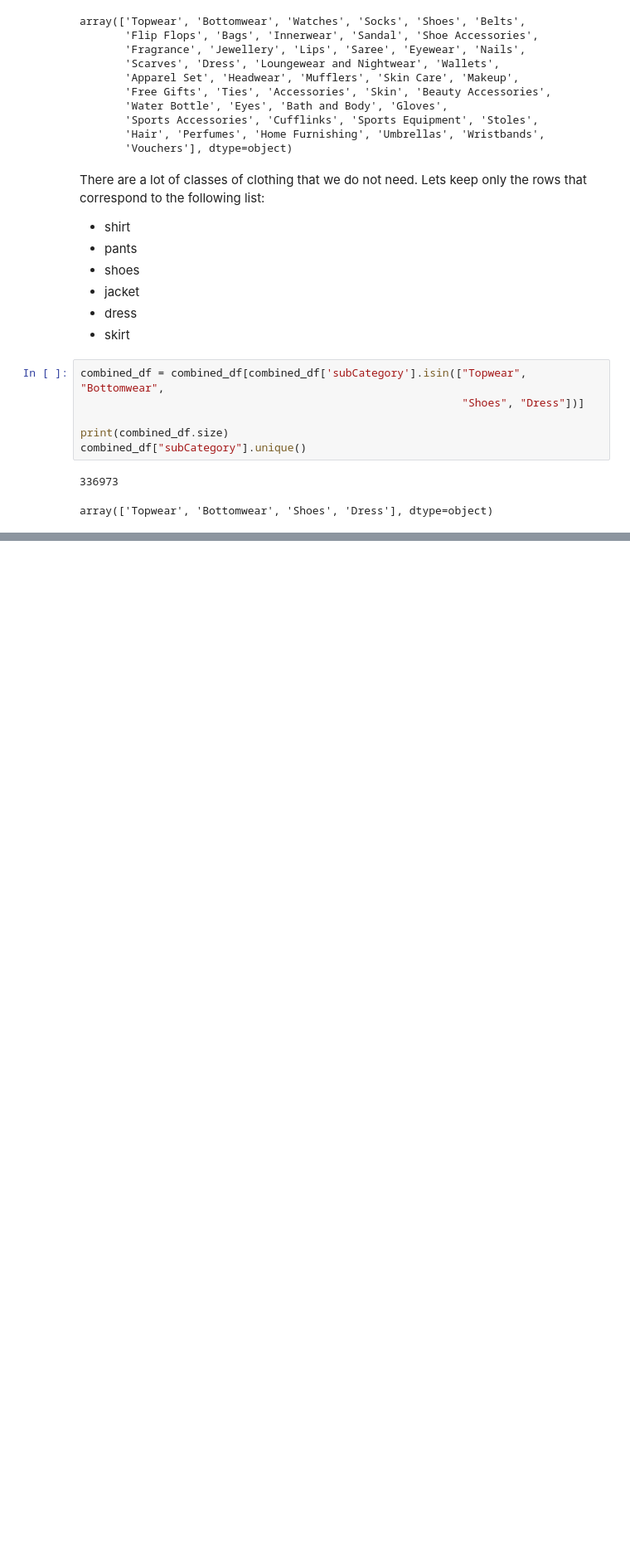
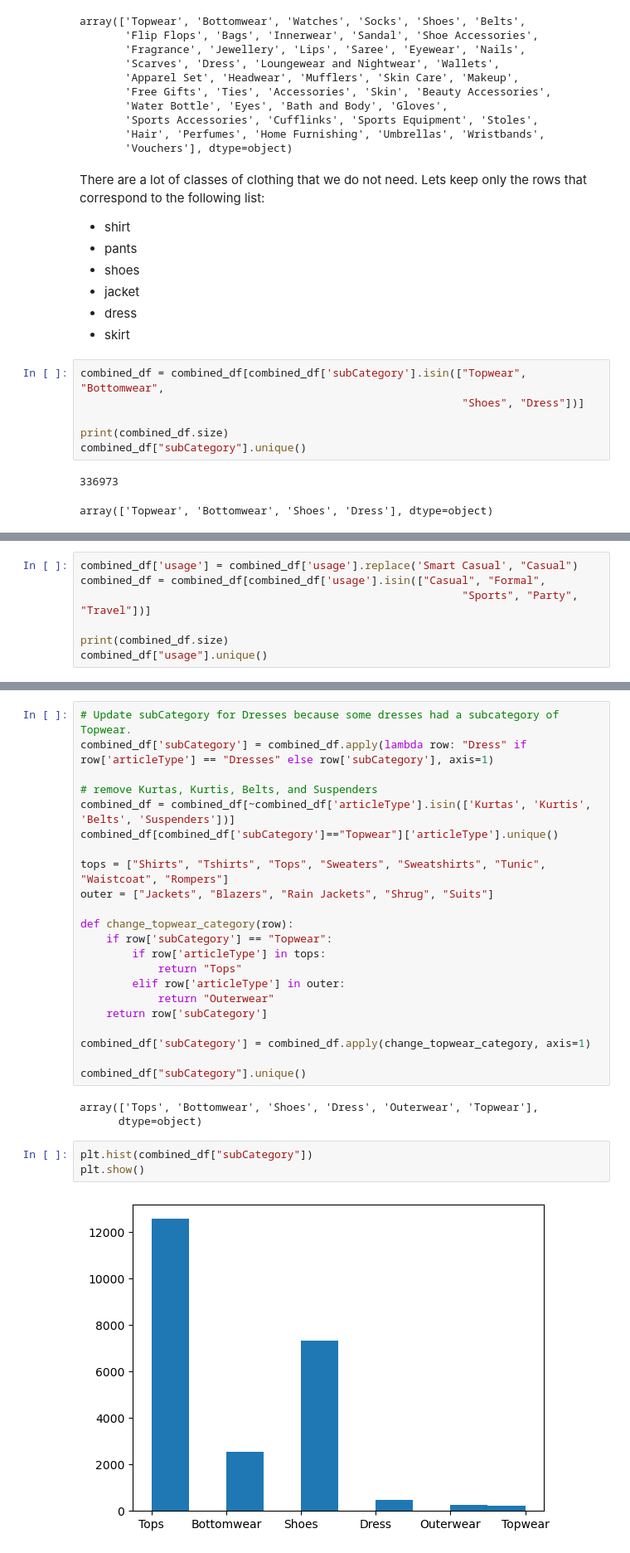
Before and after one commit to manasamaddi1/StyleSync, a Jupyter notebook: notebooks/data_exploration.ipynb, the cells around one changed output, grey strips where cells are left out. Shown at 83% size. Cells and saved outputs as stored; diff of their text form; blank space fills up the shorter version.

```diff
--- a/notebooks/data_exploration.ipynb
+++ b/notebooks/data_exploration.ipynb
@@ -81,0 +96,7 @@ array(['Topwear', 'Bottomwear', 'Shoes', 'Dress'], dtype=object)
+# %%
+combined_df['usage'] = combined_df['usage'].replace('Smart Casual', "Casual")
+combined_df = combined_df[combined_df['usage'].isin(["Casual", "Formal",
+                                                           "Sports", "Party", "Travel"])]
+
+print(combined_df.size)
+combined_df["usage"].unique()
@@ -99,3 +125,33 @@ array(['Casual', 'Ethnic', 'Formal', 'Sports', nan, 'Smart Casual',
+# %%
+# Update subCategory for Dresses because some dresses had a subcategory of Topwear.
+combined_df['subCategory'] = combined_df.apply(lambda row: "Dress" if row['articleType'] == "Dresses" else row['subCategory'], axis=1)
+
+# remove Kurtas, Kurtis, Belts, and Suspenders
+combined_df = combined_df[~combined_df['articleType'].isin(['Kurtas', 'Kurtis', 'Belts', 'Suspenders'])]
+combined_df[combined_df['subCategory']=="Topwear"]['articleType'].unique()
+
+tops = ["Shirts", "Tshirts", "Tops", "Sweaters", "Sweatshirts", "Tunic", "Waistcoat", "Rompers"]
+outer = ["Jackets", "Blazers", "Rain Jackets", "Shrug", "Suits"]
+
+def change_topwear_category(row):
+    if row['subCategory'] == "Topwear":
+        if row['articleType'] in tops:
+            return "Tops"
+        elif row['articleType'] in outer:
+            return "Outerwear"
+    return row['subCategory']
+
+combined_df['subCategory'] = combined_df.apply(change_topwear_category, axis=1)
+
+combined_df["subCategory"].unique()
+# %% [output]
+array(['Tops', 'Bottomwear', 'Shoes', 'Dress', 'Outerwear', 'Topwear'],
+      dtype=object)
+# %%
+plt.hist(combined_df["subCategory"])
+plt.show()
+# %% [output]
+[figure, added]
 # %% [markdown]
 ## Final Deliverables
 
```
Also changed, not shown: parts of 9 cells of this notebook.
